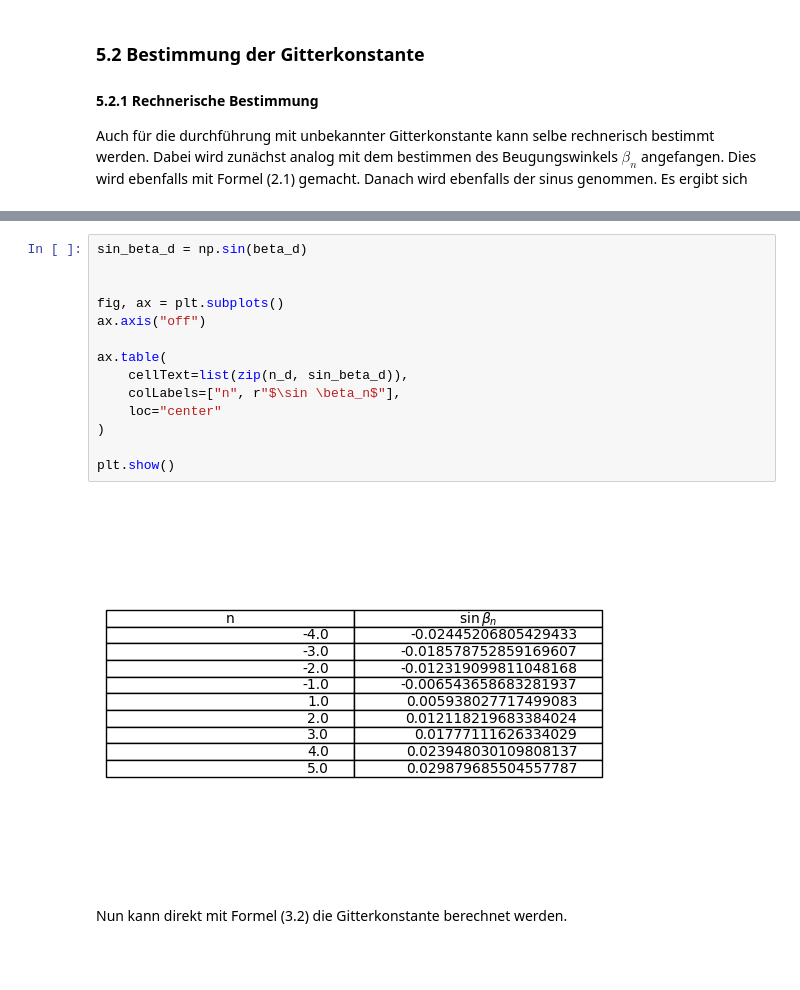
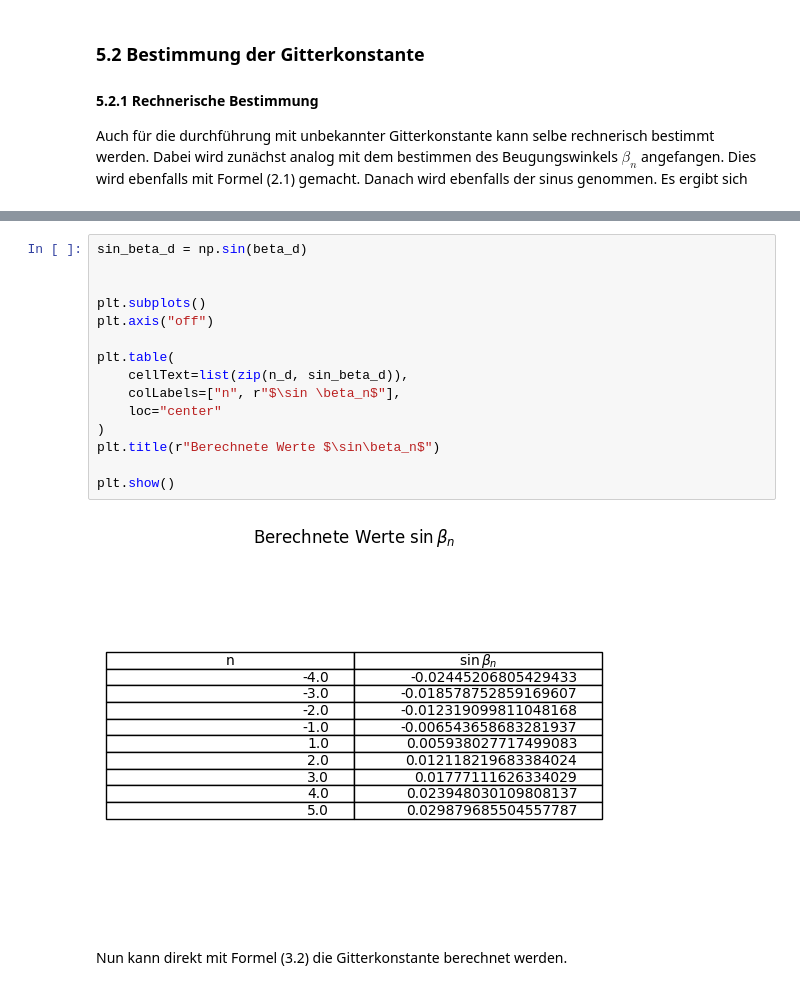
Before and after one commit to HansoTell/Computercafe, a Jupyter notebook: V2J/V2.ipynb, the cells around one changed output, grey strips where cells are left out. Cells and saved outputs as stored; diff of their text form; blank space fills up the shorter version.

```diff
--- a/V2J/V2.ipynb
+++ b/V2J/V2.ipynb
@@ -589,19 +585,20 @@ plt.show()
 # %%
 sin_beta_d = np.sin(beta_d)
 
 
-fig, ax = plt.subplots()
-ax.axis("off")
+plt.subplots()
+plt.axis("off")
 
-ax.table(
+plt.table(
     cellText=list(zip(n_d, sin_beta_d)),
     colLabels=["n", r"$\sin \beta_n$"],
     loc="center"
 )
+plt.title(r"Berechnete Werte $\sin\beta_n$")
 
 plt.show()
 # %% [output]
-[figure, old version]
+[figure, new version]
 # %% [markdown]
 Nun kann direkt mit Formel (3.2) die Gitterkonstante berechnet werden.
 # %%
```
Also changed, not shown: parts of 22 cells of this notebook.
